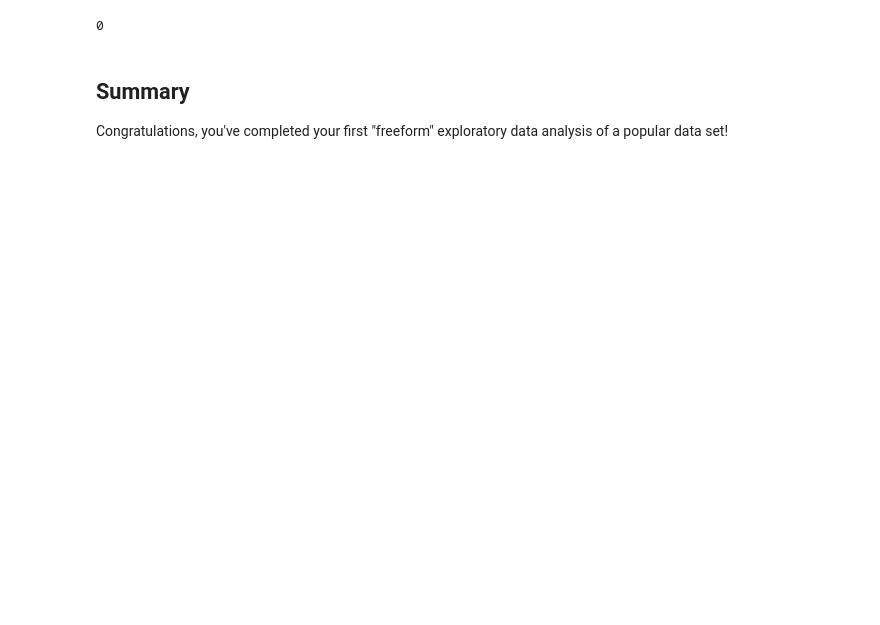
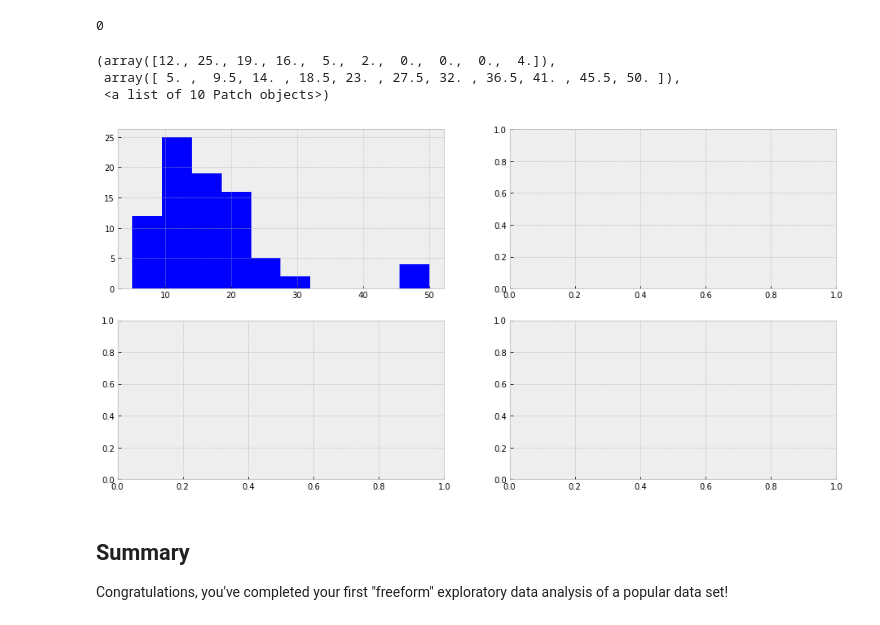
Before and after one commit to AlludedCrabb/dsc-1-03-16-eda-with-pandas-using-the-boston-housing-data-lab-seattle-ds-career-040119, a Jupyter notebook: index.ipynb, the cells around one changed output. Saved outputs shown, nothing was run; the diff lists cells and outputs as text; code cells hidden in the pictures; blank space fills up the shorter version.

```diff
--- a/index.ipynb
+++ b/index.ipynb
@@ -112,9 +112,13 @@ younger_homes = df.loc[df.age < 50]
 # %%
 plt.style.use('bmh')
 fig, axs = plt.subplots(2, 2, figsize=(16,8))
 ax = axs[0][0]
 ax.hist(higher_crime.medv, color='blue')
-fig
+# %% [output]
+(array([12., 25., 19., 16.,  5.,  2.,  0.,  0.,  0.,  4.]),
+ array([ 5. ,  9.5, 14. , 18.5, 23. , 27.5, 32. , 36.5, 41. , 45.5, 50. ]),
+ <a list of 10 Patch objects>)
+[figure, added]
 # %% [markdown]
 ## Summary
 
```
